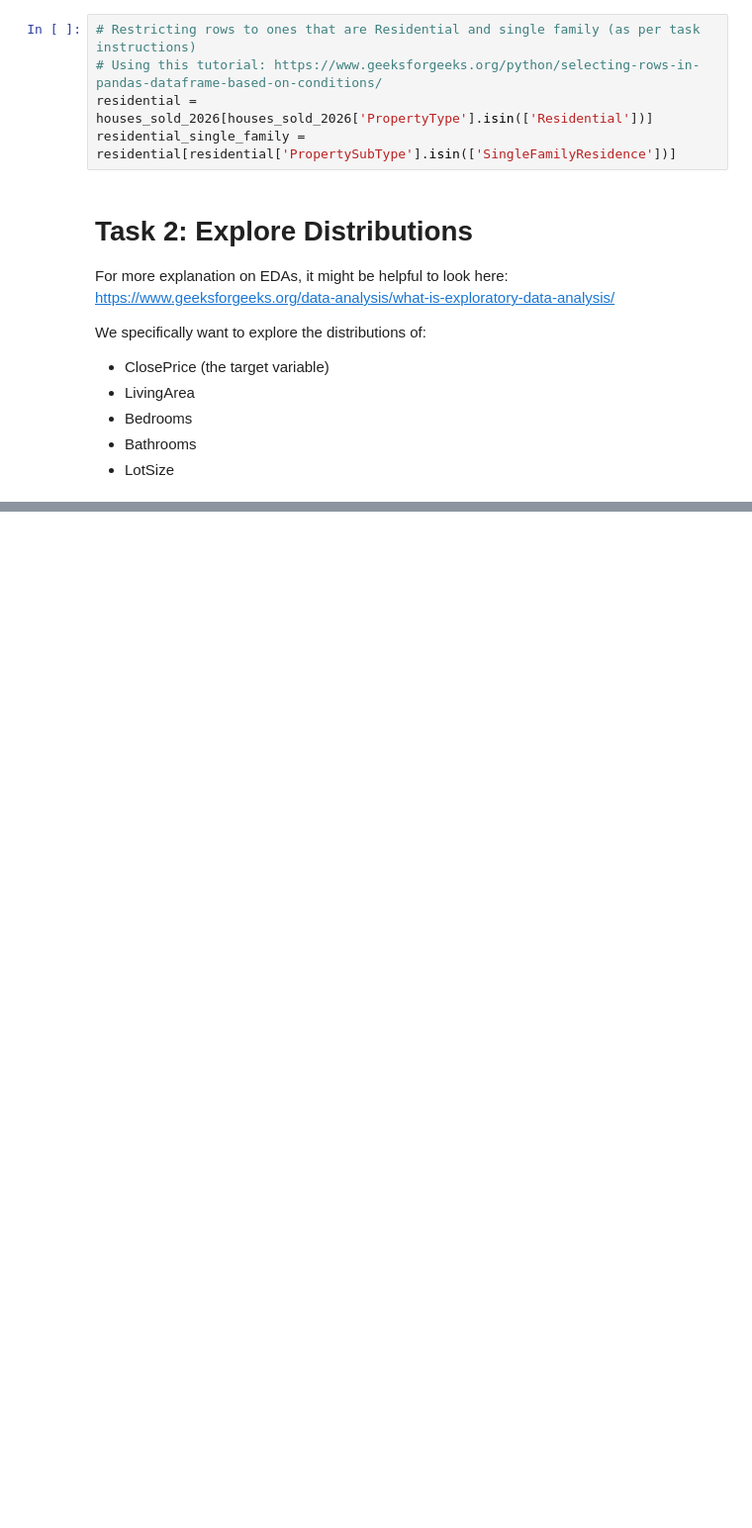
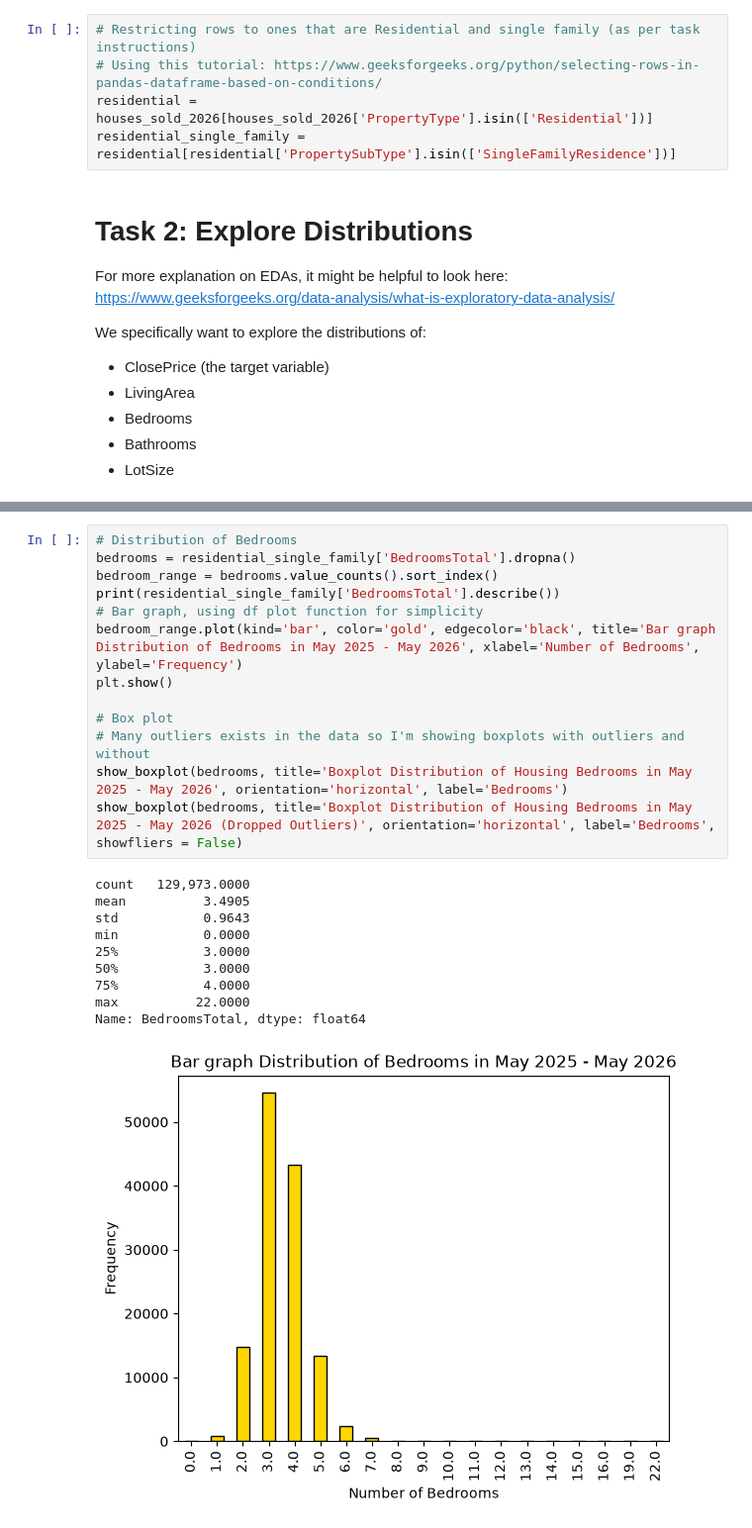
Before and after one commit to Artful-Donut/IDX-Exchange-Internship-Data-Science-61, a Jupyter notebook: IDX_Exchange/deliverables/01_exploration.ipynb, the cells around one changed output, grey strips where cells are left out. Shown at 99% size. Saved outputs shown, nothing was run; the diff lists cells and outputs as text; blank space fills up the shorter version.

```diff
--- a/IDX_Exchange/deliverables/01_exploration.ipynb
+++ b/IDX_Exchange/deliverables/01_exploration.ipynb
@@ -98,0 +171,24 @@ show_histogram(trimmed_price, bins=20, log=True, color='gold', title='Distributi
+# %%
+# Distribution of Bedrooms
+bedrooms = residential_single_family['BedroomsTotal'].dropna()
+bedroom_range = bedrooms.value_counts().sort_index()
+print(residential_single_family['BedroomsTotal'].describe())
+# Bar graph, using df plot function for simplicity
+bedroom_range.plot(kind='bar', color='gold', edgecolor='black', title='Bar graph Distribution of Bedrooms in May 2025 - May 2026', xlabel='Number of Bedrooms', ylabel='Frequency')
+plt.show()
+
+# Box plot
+# Many outliers exists in the data so I'm showing boxplots with outliers and without
+show_boxplot(bedrooms, title='Boxplot Distribution of Housing Bedrooms in May 2025 - May 2026', orientation='horizontal', label='Bedrooms')
+show_boxplot(bedrooms, title='Boxplot Distribution of Housing Bedrooms in May 2025 - May 2026 (Dropped Outliers)', orientation='horizontal', label='Bedrooms', showfliers = False)
+# %% [output]
+count   129,973.0000
+mean          3.4905
+std           0.9643
+min           0.0000
+25%           3.0000
+50%           3.0000
+75%           4.0000
+max          22.0000
+Name: BedroomsTotal, dtype: float64
+[figure, added]
```
Also changed, not shown: parts of 12 cells of this notebook, 2 other files.
